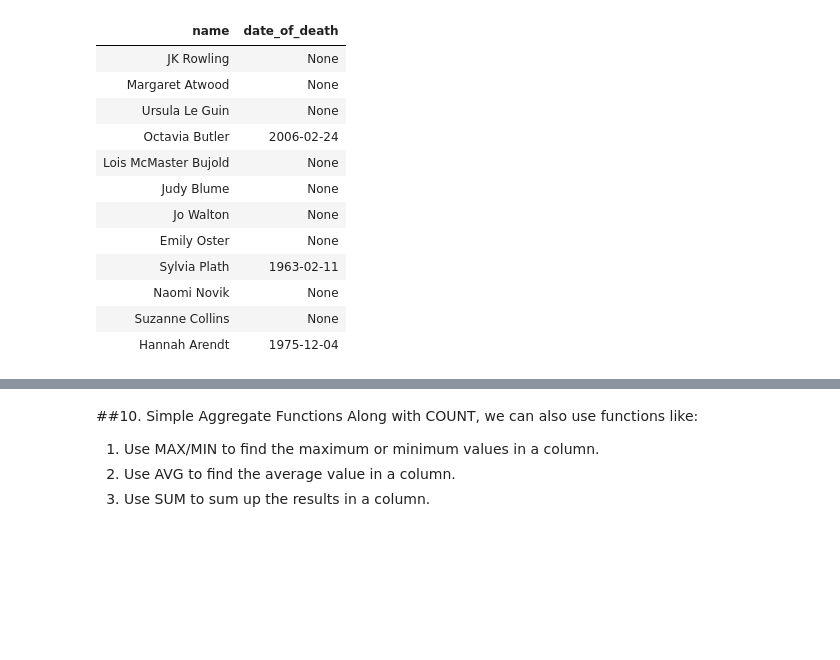
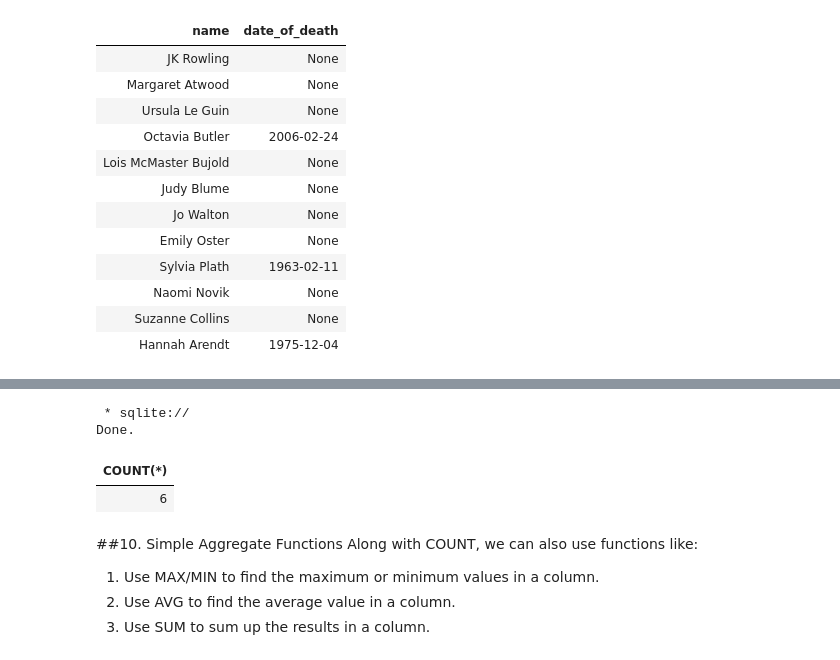
Before and after one commit to rkrebs7/database_sql, a Jupyter notebook: Introduction_to_SQL_1_Books.ipynb, the cells around one changed output, grey strips where cells are left out. Cells and saved outputs as stored; diff of their text form; code cells hidden in the pictures; blank space fills up the shorter version.

```diff
--- a/Introduction_to_SQL_1_Books.ipynb
+++ b/Introduction_to_SQL_1_Books.ipynb
@@ -896,3 +934,15 @@ SELECT a,b,c FROM table1 JOIN table2
+# %%
+# Let's get a count of the books written by JRR Tolkien
+
+%%sql
+SELECT COUNT(*)
+  FROM Authors NATURAL JOIN Books
+  WHERE Authors.name = "JRR Tolkien"
+# %% [output]
+ * sqlite://
+Done.
+| COUNT(*) |
+| 6 |
 # %% [markdown]
 ##10. Simple Aggregate Functions
 Along with COUNT, we can also use functions like:
```
Also changed, not shown: parts of 6 cells of this notebook.
